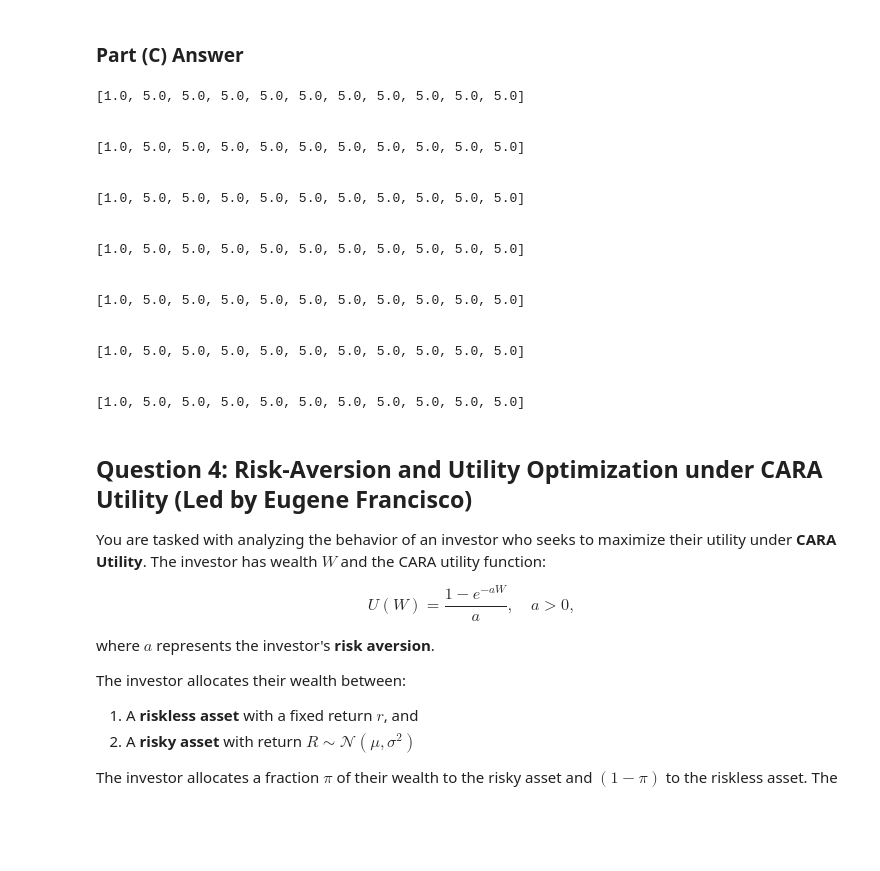
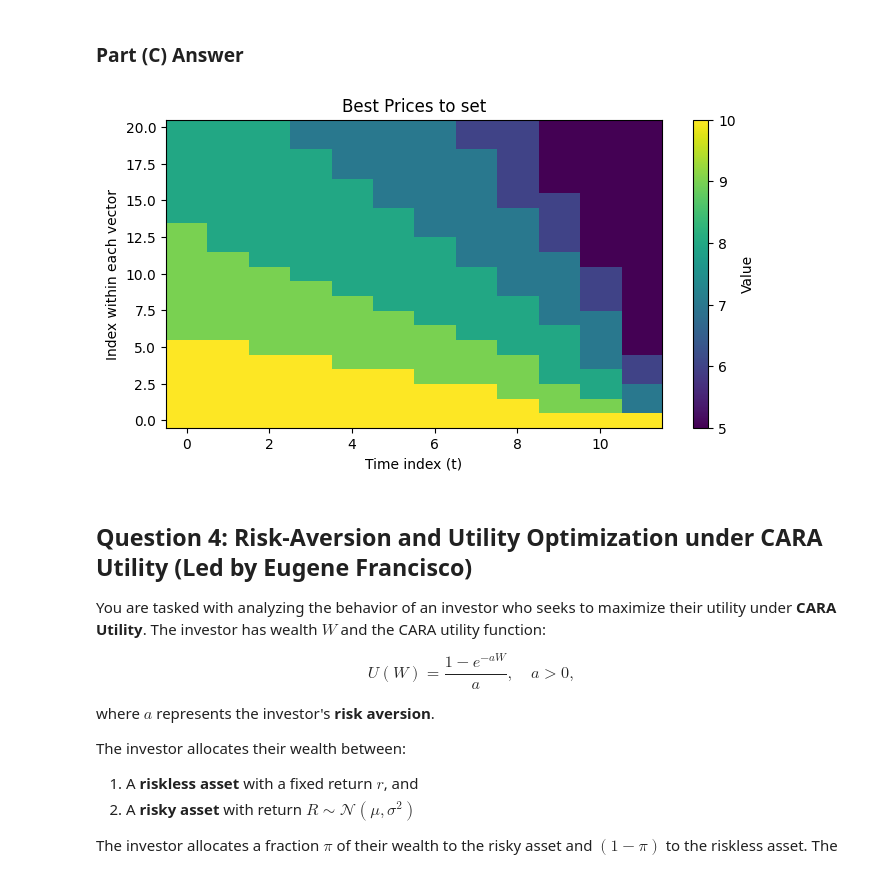
Before and after one commit to EugeneFrancisco/RL-book-Eugene, a Jupyter notebook: HW2/assignment2.ipynb, the cells around one changed output. Drawn from its saved outputs; the diff is of its cells as text; code cells hidden in the pictures; blank space fills up the shorter version.

```diff
--- a/HW2/assignment2.ipynb
+++ b/HW2/assignment2.ipynb
@@ -160,11 +415,20 @@ Write Python code for this algorithm that would enable you to dynamically set th
 # %%
 # fill in with Python code
 import math
+import matplotlib.pyplot
+
+'''
+    Heatmap of optimal policy (prices) is at the bottom of this code. I am proud to say that (other than some debugging) this
+    is all my own code (took me a while...)
+
+    For reading this code, it is best to read from the bottom up. Lowest level functions are defined higher in the code
+    (lower line numbers). Sorry about how long this is!
+'''
 
 # The prices (made up) and their associated lambda values, organized in the form price: lambda
-pricePairs: dict[float, float] = {1.0: 40.0, 2.0: 35.0, 3.0: 25.0, 4.0: 15.0, 5.0: 10.0}
-possibleInventories: list[int] = [x for x in range(11)]
-T = 6
+pricePairs: dict[float, float] = {10.0: 0.3, 9: 0.8, 8.0: 1.6, 7.0: 2.7, 6.0: 4.1, 5.0: 7.2}
+possibleInventories: list[int] = [x for x in range(21)]
+T = 10
 
 def f(lmbda: float, k: int) -> float:
     '''
@@ -301,56 +565,51 @@ def calculateAllValues(T) -> tuple[ list[list[float], list[list[float]]] ]:
         optimal prices to take for time step t; the policy vector is indexed by the inventory at that time.
     '''
     valueVectors: list[list[float]] = []
     policyVectors: list[list[float]] = []
     boundaryInventoryVector: list[tuple[int, int]] = [(T, inventory) for inventory in possibleInventories]
 
     boundaryValueVector: list[float] = [boundaryValue(state) for state in boundaryInventoryVector]
     boundaryPolicyVector: list[float] = [boundaryPolicy(state) for state in boundaryInventoryVector]
 
     valueVectors.insert(0, boundaryValueVector)
     policyVectors.insert(0, boundaryPolicyVector)
     t: int = T
 
     nextValueVector: list[float] = boundaryValueVector
-    while t > 0:
+    while t >= 0:
         thisValueVector = calculateValueVector(nextValueVector)
         thisPolicyVector = calculatePolicyVector(nextValueVector)
         valueVectors.insert(0, thisValueVector)
         policyVectors.insert(0, thisPolicyVector)
 
         nextValueVector = thisValueVector
         t -= 1
 
     return (valueVectors, policyVectors)
 
 allValues, allPolicies = calculateAllValues(T)
 # for values in allValues:
 #     print(values)
 #     print("\n")
 
-for policy in allPolicies:
-    print(policy)
-    print("\n")
+# GPT generated plotting code:
+data = np.array(allPolicies).T
+plt.figure(figsize=(8, 4))
+# Make a heatmap; aspect='auto' makes it easier to see if T >> N or vice versa.
+plt.imshow(data, aspect='auto', cmap='viridis', origin='lower')
+
+plt.colorbar(label='Value')
+
+# Label the axes:
+# - The x-axis corresponds to the time index (0..T)
+# - The y-axis corresponds to the positions in each vector (0..N-1)
+plt.xlabel("Time index (t)")
+plt.ylabel("Index within each vector")
+
+plt.title("Best Prices to set")
+plt.show()
 # %% [output]
-[1.0, 5.0, 5.0, 5.0, 5.0, 5.0, 5.0, 5.0, 5.0, 5.0, 5.0]
-
-
-[1.0, 5.0, 5.0, 5.0, 5.0, 5.0, 5.0, 5.0, 5.0, 5.0, 5.0]
-
-
-[1.0, 5.0, 5.0, 5.0, 5.0, 5.0, 5.0, 5.0, 5.0, 5.0, 5.0]
-
-
-[1.0, 5.0, 5.0, 5.0, 5.0, 5.0, 5.0, 5.0, 5.0, 5.0, 5.0]
-
-
-[1.0, 5.0, 5.0, 5.0, 5.0, 5.0, 5.0, 5.0, 5.0, 5.0, 5.0]
-
-
-[1.0, 5.0, 5.0, 5.0, 5.0, 5.0, 5.0, 5.0, 5.0, 5.0, 5.0]
-
-
-[1.0, 5.0, 5.0, 5.0, 5.0, 5.0, 5.0, 5.0, 5.0, 5.0, 5.0]
+[figure, added]
 # %% [markdown]
 ## Question 4: Risk-Aversion and Utility Optimization under CARA Utility (Led by Eugene Francisco)
 
```
Also changed, not shown: parts of 34 cells of this notebook, 2 other files.
